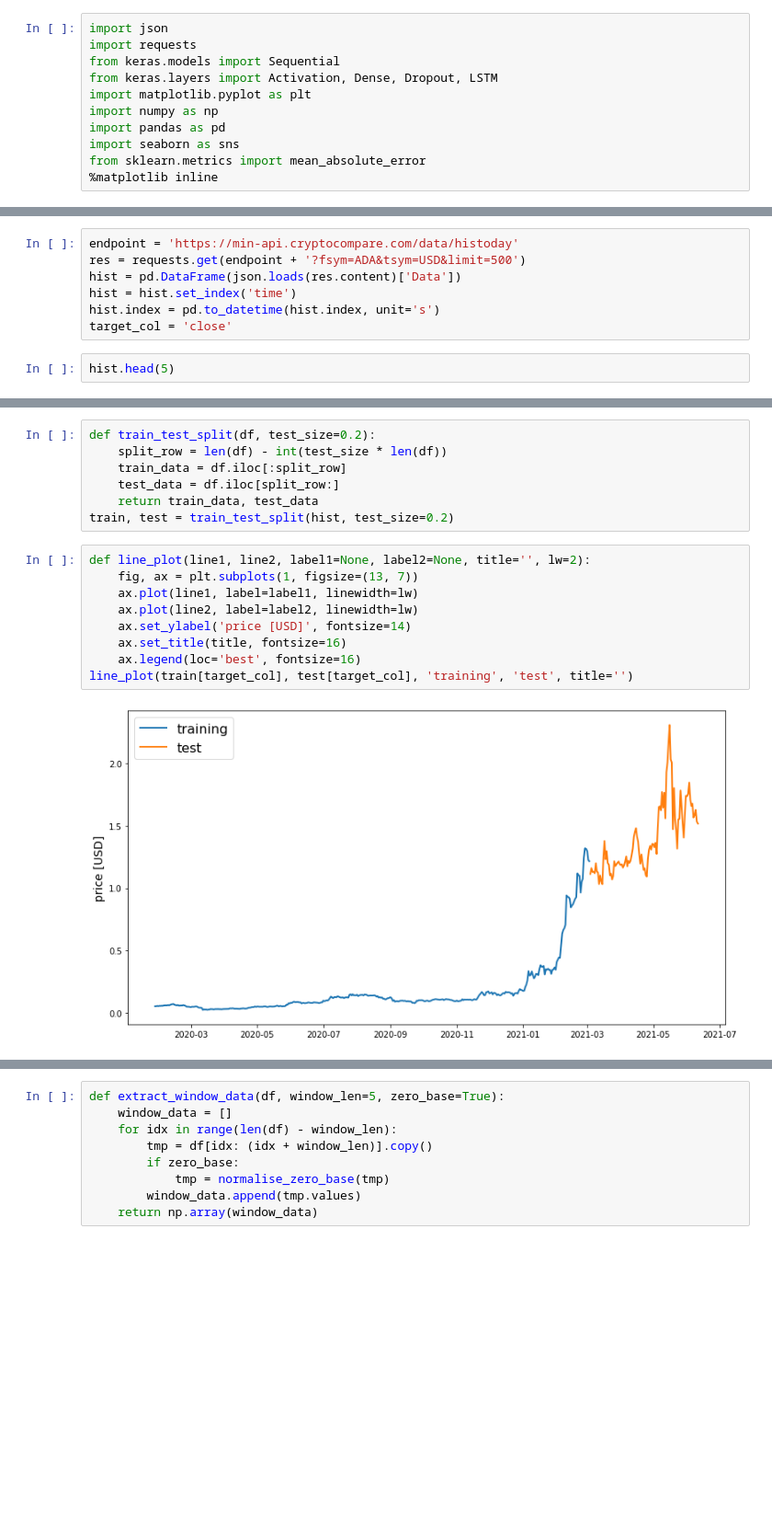
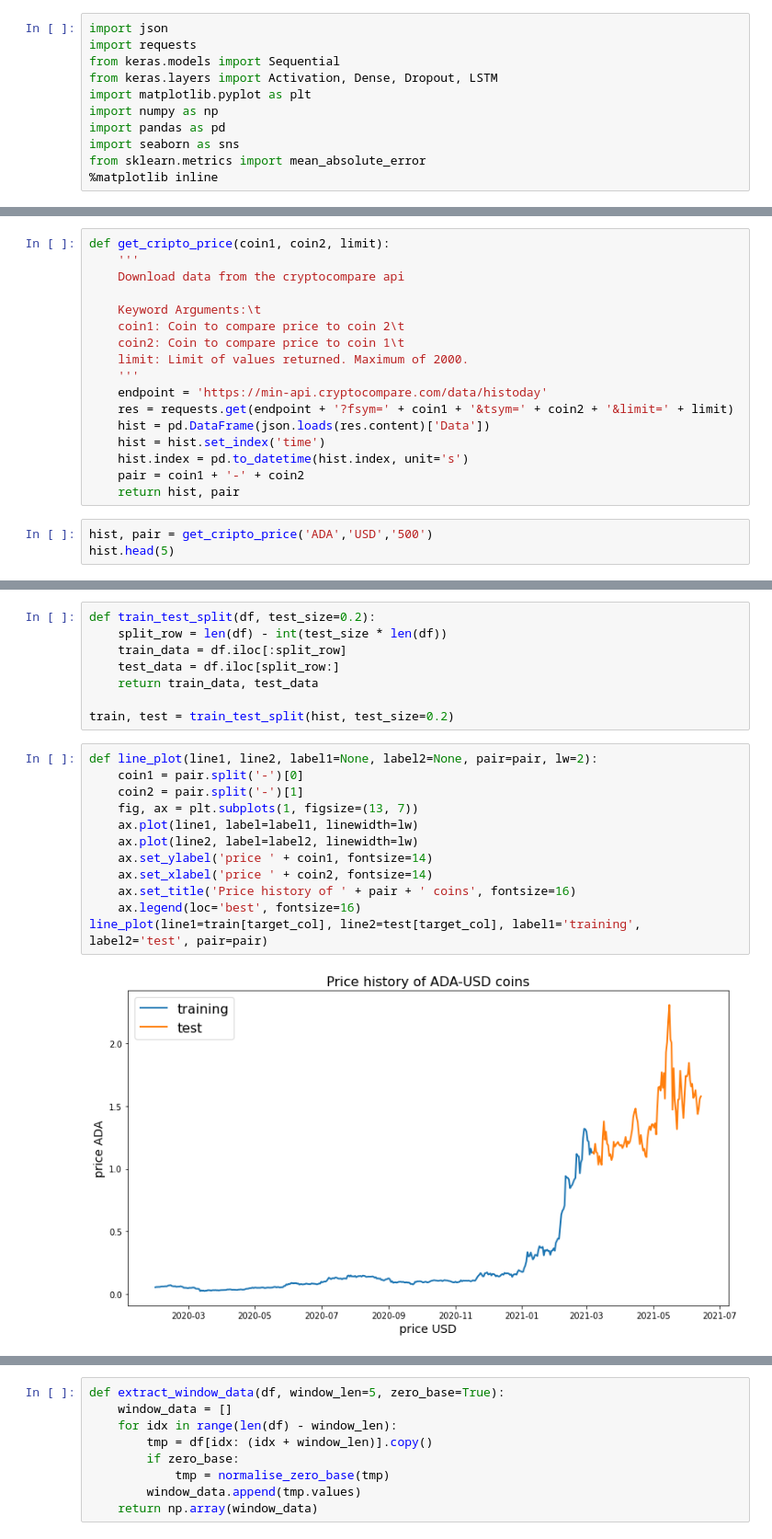
Before and after one commit to leodrivera/Cripto_Modelling, a Jupyter notebook: modelolstmteste.ipynb, the cells around one changed output, grey strips where cells are left out. Shown at 92% size. Saved outputs shown, nothing was run; the diff lists cells and outputs as text; blank space fills up the shorter version.

```diff
--- a/modelolstmteste.ipynb
+++ b/modelolstmteste.ipynb
@@ -14,11 +48,22 @@ from sklearn.metrics import mean_absolute_error
 # %%
-endpoint = 'https://min-api.cryptocompare.com/data/histoday'
-res = requests.get(endpoint + '?fsym=ADA&tsym=USD&limit=500')
-hist = pd.DataFrame(json.loads(res.content)['Data'])
-hist = hist.set_index('time')
-hist.index = pd.to_datetime(hist.index, unit='s')
-target_col = 'close'
+def get_cripto_price(coin1, coin2, limit):
+    '''
+    Download data from the cryptocompare api
+
+    Keyword Arguments:\t
+    coin1: Coin to compare price to coin 2\t
+    coin2: Coin to compare price to coin 1\t
+    limit: Limit of values returned. Maximum of 2000.
+    '''
+    endpoint = 'https://min-api.cryptocompare.com/data/histoday'
+    res = requests.get(endpoint + '?fsym=' + coin1 + '&tsym=' + coin2 + '&limit=' + limit)
+    hist = pd.DataFrame(json.loads(res.content)['Data'])
+    hist = hist.set_index('time')
+    hist.index = pd.to_datetime(hist.index, unit='s')
+    pair = coin1 + '-' + coin2
+    return hist, pair
 # %%
+hist, pair = get_cripto_price('ADA','USD','500')
 hist.head(5)
 # %% [output]
 |  | high | low | open | volumefrom | volumeto | close | conversionType | conversionSymbol |
@@ -34,17 +79,21 @@ def train_test_split(df, test_size=0.2):
     train_data = df.iloc[:split_row]
     test_data = df.iloc[split_row:]
     return train_data, test_data
+
 train, test = train_test_split(hist, test_size=0.2)
 # %%
-def line_plot(line1, line2, label1=None, label2=None, title='', lw=2):
+def line_plot(line1, line2, label1=None, label2=None, pair=pair, lw=2):
+    coin1 = pair.split('-')[0]
+    coin2 = pair.split('-')[1]
     fig, ax = plt.subplots(1, figsize=(13, 7))
     ax.plot(line1, label=label1, linewidth=lw)
     ax.plot(line2, label=label2, linewidth=lw)
-    ax.set_ylabel('price [USD]', fontsize=14)
-    ax.set_title(title, fontsize=16)
+    ax.set_ylabel('price ' + coin1, fontsize=14)
+    ax.set_xlabel('price ' + coin2, fontsize=14)
+    ax.set_title('Price history of ' + pair + ' coins', fontsize=16)
     ax.legend(loc='best', fontsize=16)
-line_plot(train[target_col], test[target_col], 'training', 'test', title='')
+line_plot(line1=train[target_col], line2=test[target_col], label1='training', label2='test', pair=pair)
 # %% [output]
-[figure, old version]
+[figure, new version]
 # %%
 def normalise_zero_base(df):
```
Also changed, not shown: parts of 8 cells of this notebook, 3 other files.
